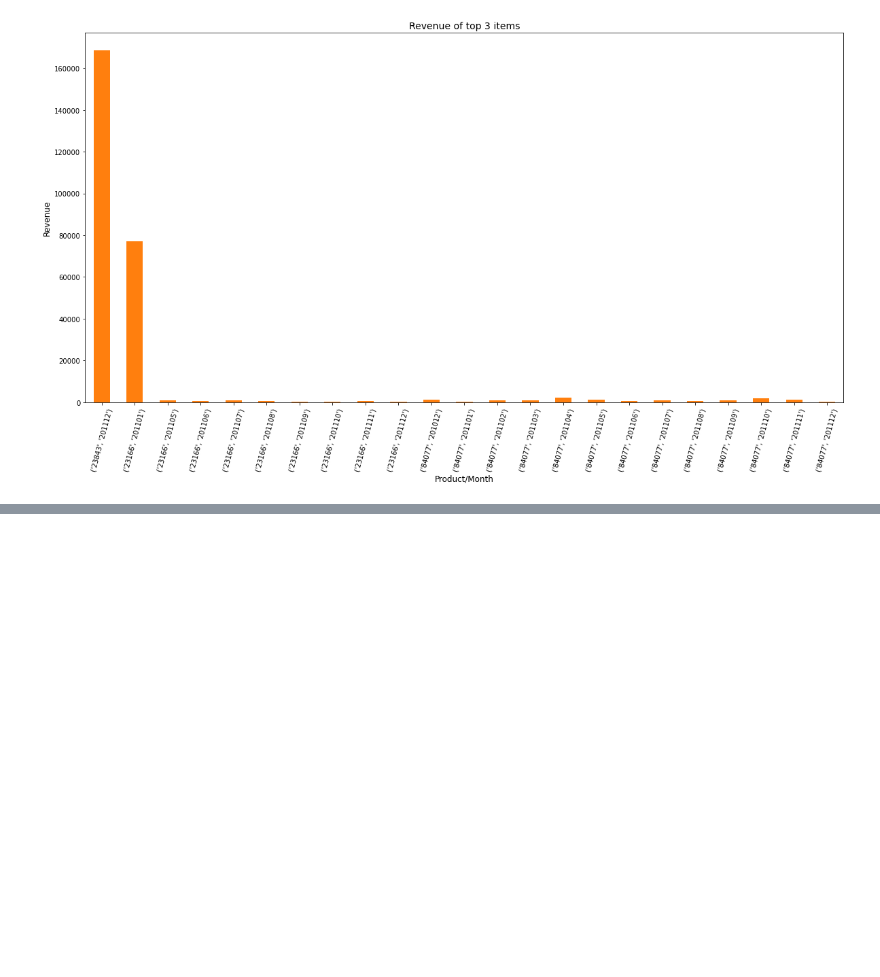
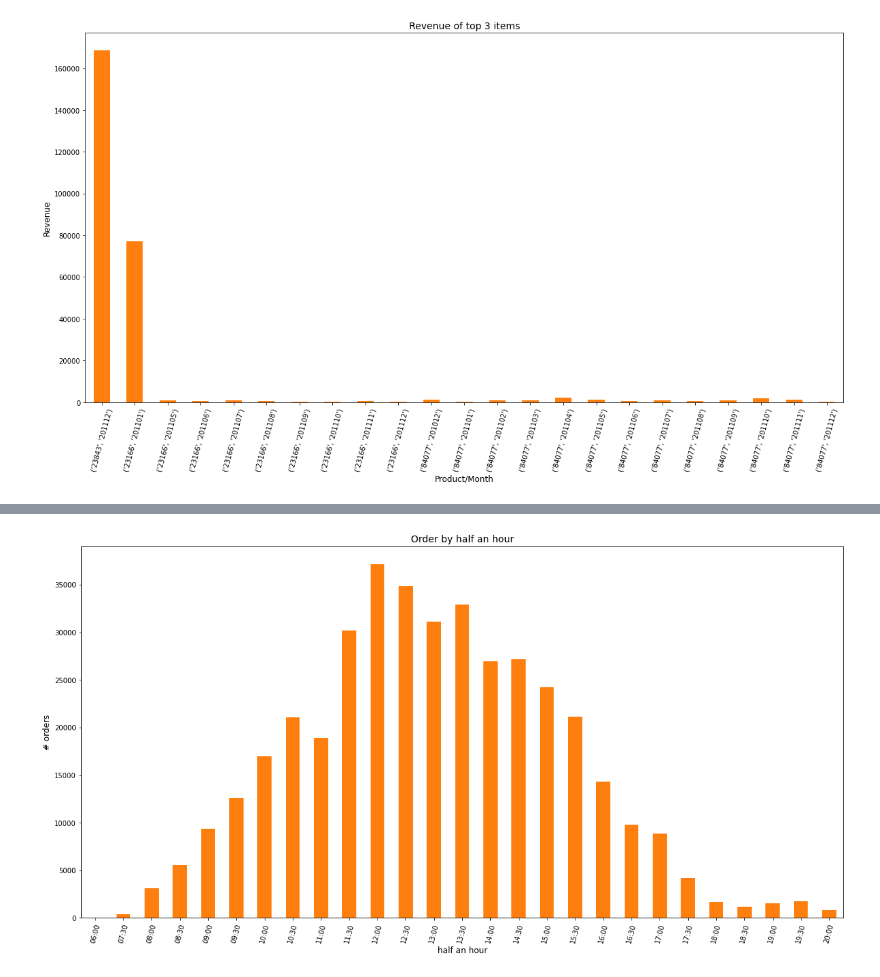
Before and after one commit to lmw0612/Online-Retail, a Jupyter notebook: online_retail.ipynb, the cells around one changed output, grey strips where cells are left out. Saved outputs shown, nothing was run; the diff lists cells and outputs as text; code cells hidden in the pictures; blank space fills up the shorter version.

```diff
--- a/online_retail.ipynb
+++ b/online_retail.ipynb
@@ -340,0 +521,13 @@ plot_bar(monthly_top3['CheckoutPrice'], 'Product/Month', 'Revenue', 'Revenue of
+# %%
+def half_an_hour(date):
+    minute = ':00'
+    if date.minute > 30:
+        minute = ':30'
+    hour = str(date.hour)
+    if date.hour < 10:
+        hour = '0' + hour
+
+    return hour + minute
+# %%
+order_by_hour_half = df.set_index('InvoiceDate').groupby(half_an_hour).count()['CustomerID']
+order_by_hour_half
@@ -340,0 +552,4 @@ plot_bar(monthly_top3['CheckoutPrice'], 'Product/Month', 'Revenue', 'Revenue of
+# %%
+plot_bar(order_by_hour_half, 'half an hour', '# orders', 'Order by half an hour')
+# %% [output]
+[figure, added]
```
Also changed, not shown: parts of 31 cells of this notebook.
